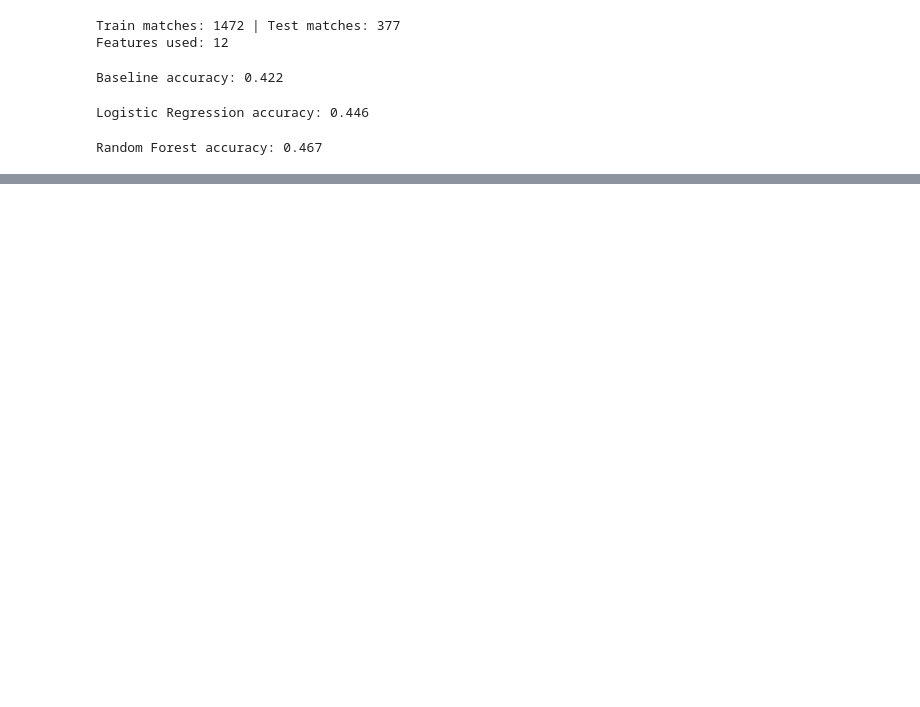
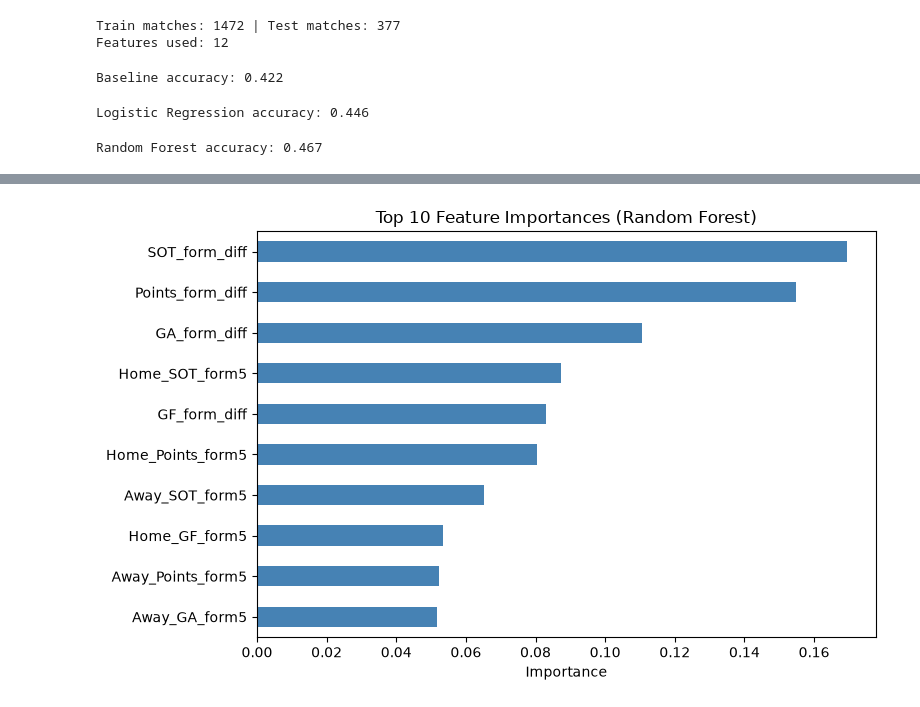
Before and after one commit to s17hann/football-analysis, a Jupyter notebook: notebooks/05_modeling.ipynb, the cells around one changed output, grey strips where cells are left out. Drawn from its saved outputs; the diff is of its cells as text; code cells hidden in the pictures; blank space fills up the shorter version.

```diff
--- a/notebooks/05_modeling.ipynb
+++ b/notebooks/05_modeling.ipynb
@@ -56,0 +88,12 @@ Random Forest accuracy: 0.467
+# %%
+imp = pd.Series(rf.feature_importances_, index=feature_cols).sort_values().tail(10)
+
+plt.figure(figsize=(8, 5))
+imp.plot(kind="barh", color="steelblue")
+plt.title("Top 10 Feature Importances (Random Forest)")
+plt.xlabel("Importance")
+plt.tight_layout()
+plt.savefig(fig_dir / "08_feature_importance.png", dpi=150)
+plt.show()
+# %% [output]
+[figure, added]
```
Also changed, not shown: parts of 2 cells of this notebook.
